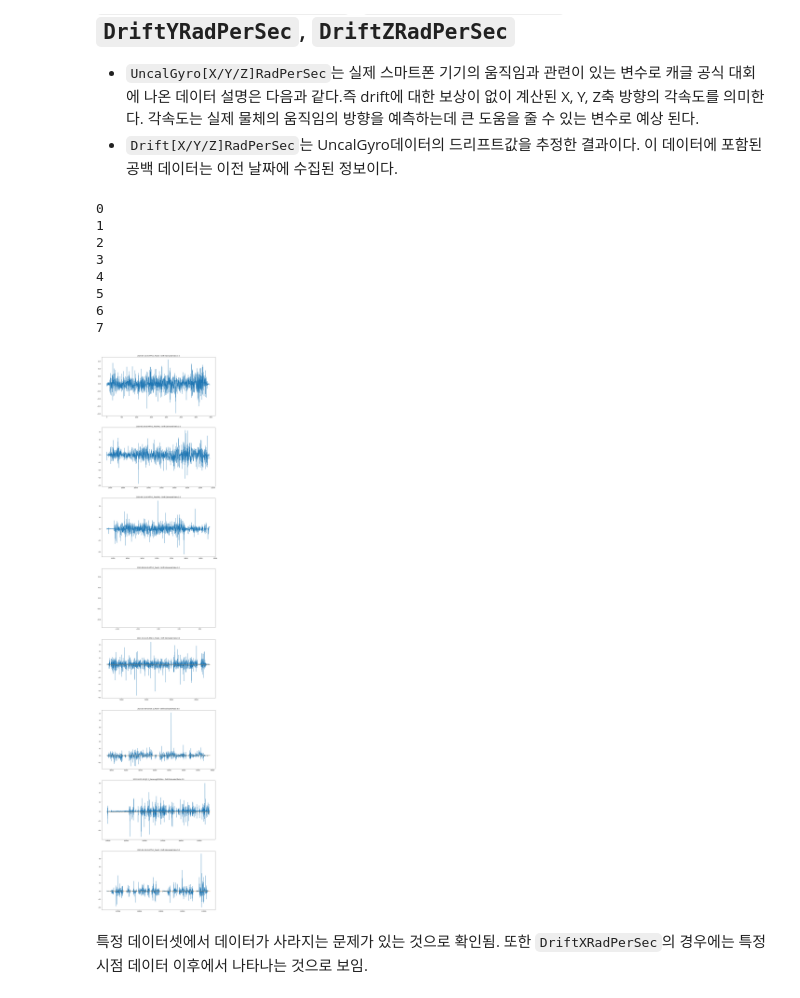
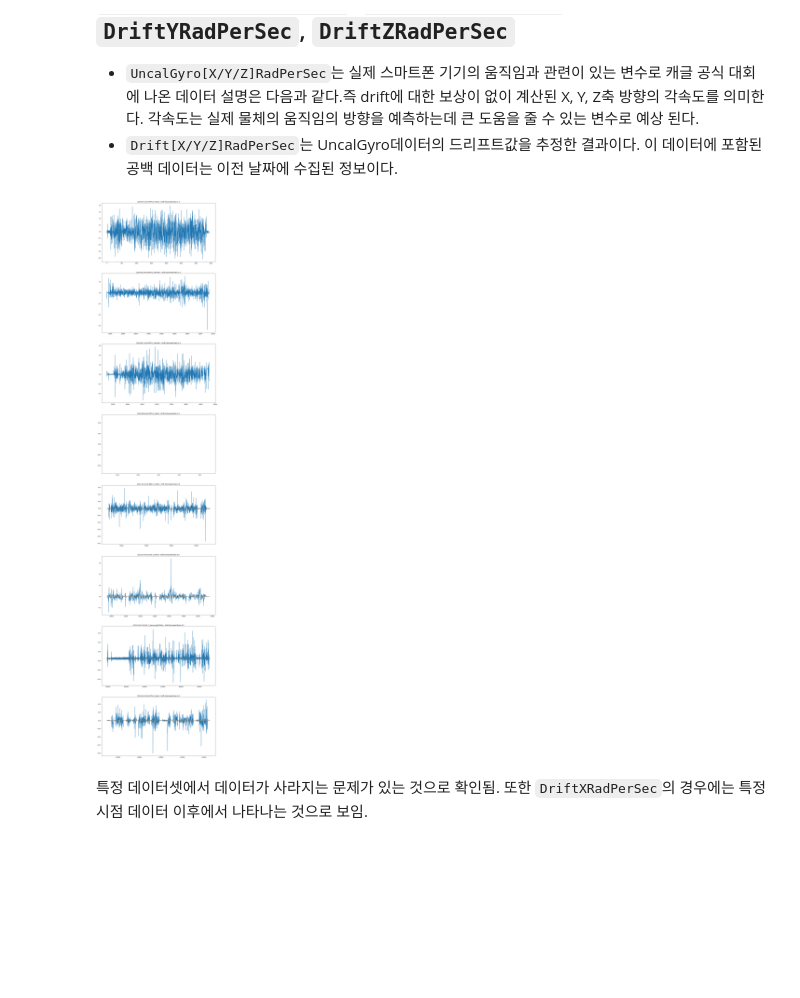
Before and after one commit to leeh8911/BeSuperRepo, a Jupyter notebook: GoogleSmartPhone/code/EDA.ipynb, the cells around one changed output. Drawn from its saved outputs; the diff is of its cells as text; code cells hidden in the pictures; blank space fills up the shorter version.

Commit message:
update baseline, slice method change (slide window -> coll, phone)

```diff
--- a/GoogleSmartPhone/code/EDA.ipynb
+++ b/GoogleSmartPhone/code/EDA.ipynb
@@ -324,25 +323,17 @@ phones = df_train['phone'].unique()
 # %%
 fig, axes = plt.subplots(8, 1, figsize = (16,80))
 
 count = 0
 for i, phone in enumerate(phones):
     if i % 10 != 0:
         continue
     temp = df_train[df_train['phone'] == phone]
     count = i//10
-    axes[count].plot(temp['UncalGyroXRadPerSec'])
-    axes[count].plot(temp['DriftXRadPerSec'])
-    axes[count].set_title(f"{phone} - Drift Estimated Ratio {temp['DriftXRadPerSec'].isna().mean()}")
+    axes[count].plot(temp['UncalGyroZRadPerSec'])
+    axes[count].plot(temp['DriftZRadPerSec'])
+    axes[count].set_title(f"{phone} - Drift Estimated Ratio {temp['DriftZRadPerSec'].isna().mean()}")
 # %% [output]
-0
-1
-2
-3
-4
-5
-6
-7
-[figure, old version]
+[figure, new version]
 # %% [markdown]
 특정 데이터셋에서 데이터가 사라지는 문제가 있는 것으로 확인됨.
 또한 `DriftXRadPerSec`의 경우에는 특정 시점 데이터 이후에서 나타나는 것으로 보임.
```
Also changed, not shown: parts of 11 cells of this notebook, 1 other file.
